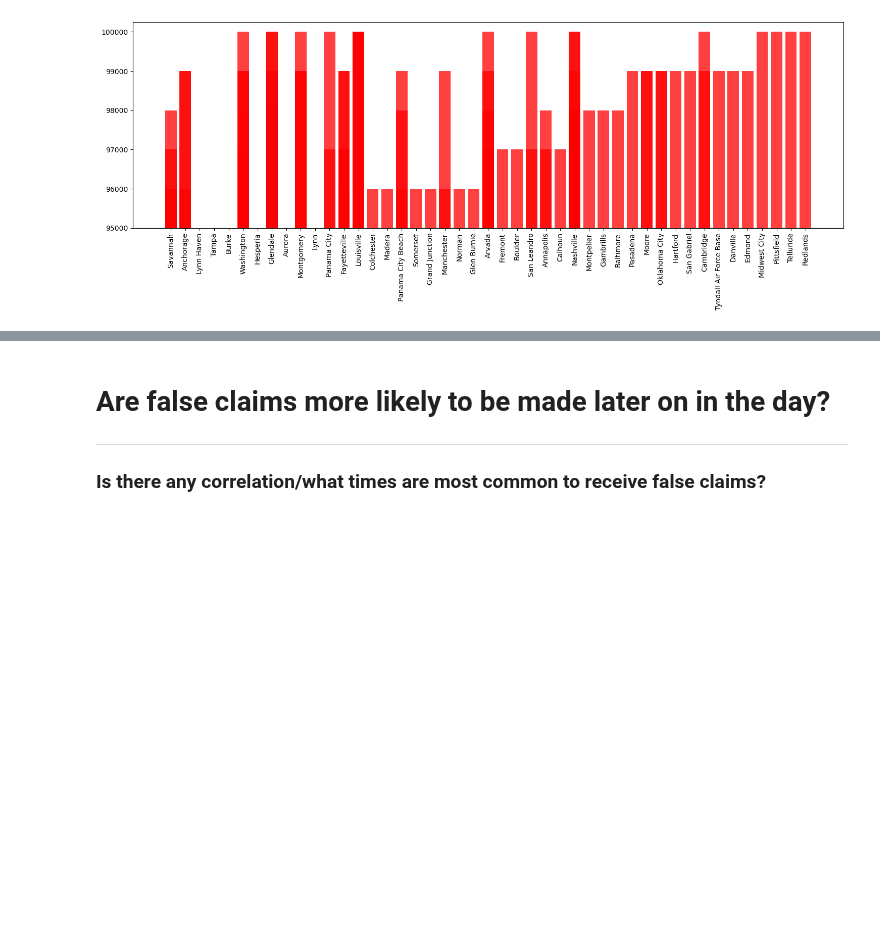
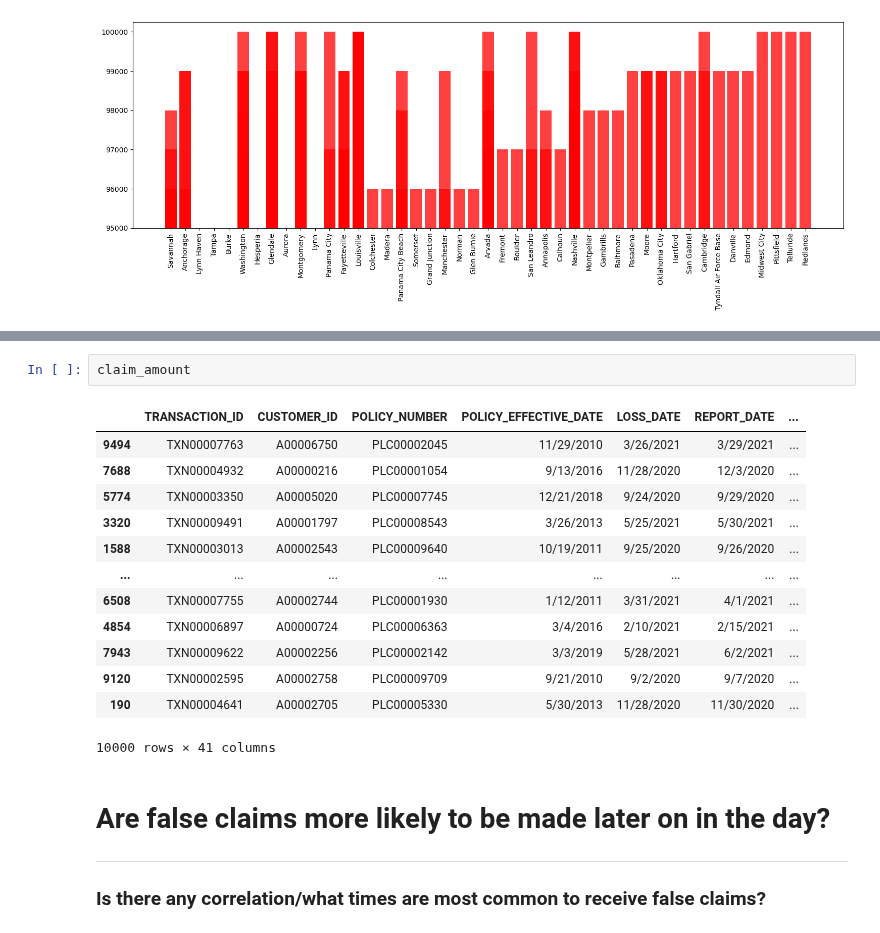
Before and after one commit to JustinS25/Insurance-Claim-Detection, a Jupyter notebook: Code/insurance_claim_valuecounts.ipynb, the cells around one changed output, grey strips where cells are left out. Cells and saved outputs as stored; diff of their text form; blank space fills up the shorter version.

```diff
--- a/Code/insurance_claim_valuecounts.ipynb
+++ b/Code/insurance_claim_valuecounts.ipynb
@@ -399,3 +370,19 @@ plt.show()
+# %%
+claim_amount
+# %% [output]
+|  | TRANSACTION_ID | CUSTOMER_ID | POLICY_NUMBER | POLICY_EFFECTIVE_DATE | LOSS_DATE | REPORT_DATE | ... |
+| 9494 | TXN00007763 | A00006750 | PLC00002045 | 11/29/2010 | 3/26/2021 | 3/29/2021 | ... |
+| 7688 | TXN00004932 | A00000216 | PLC00001054 | 9/13/2016 | 11/28/2020 | 12/3/2020 | ... |
+| 5774 | TXN00003350 | A00005020 | PLC00007745 | 12/21/2018 | 9/24/2020 | 9/29/2020 | ... |
+| 3320 | TXN00009491 | A00001797 | PLC00008543 | 3/26/2013 | 5/25/2021 | 5/30/2021 | ... |
+| 1588 | TXN00003013 | A00002543 | PLC00009640 | 10/19/2011 | 9/25/2020 | 9/26/2020 | ... |
+| ... | ... | ... | ... | ... | ... | ... | ... |
+| 6508 | TXN00007755 | A00002744 | PLC00001930 | 1/12/2011 | 3/31/2021 | 4/1/2021 | ... |
+| 4854 | TXN00006897 | A00000724 | PLC00006363 | 3/4/2016 | 2/10/2021 | 2/15/2021 | ... |
+| 7943 | TXN00009622 | A00002256 | PLC00002142 | 3/3/2019 | 5/28/2021 | 6/2/2021 | ... |
+| 9120 | TXN00002595 | A00002758 | PLC00009709 | 9/21/2010 | 9/2/2020 | 9/7/2020 | ... |
+| 190 | TXN00004641 | A00002705 | PLC00005330 | 5/30/2013 | 11/28/2020 | 11/30/2020 | ... |
+10000 rows × 41 columns
 # %% [markdown]
 # Are false claims more likely to be made later on in the day?
 ------
```
Also changed, not shown: parts of 2 cells of this notebook.
